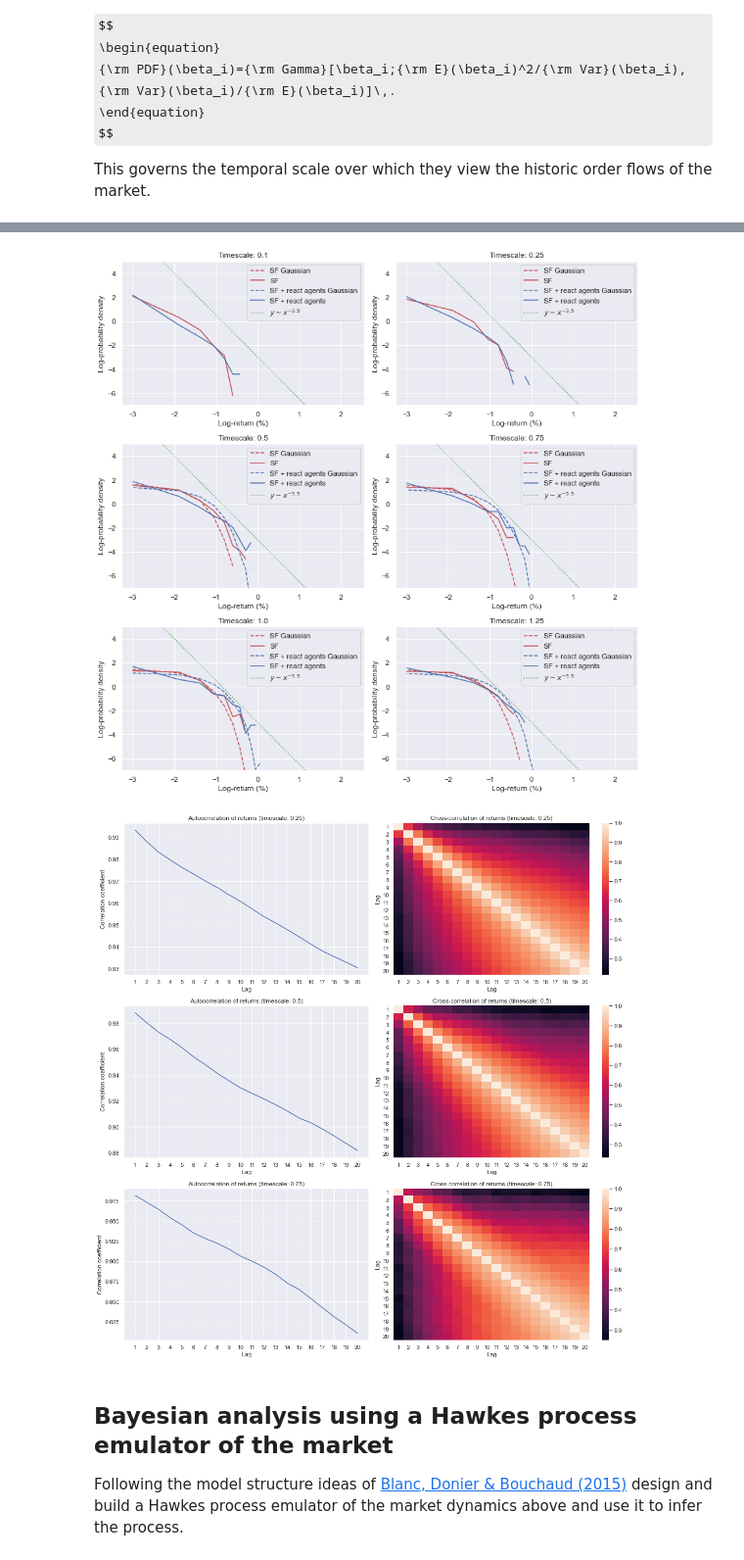
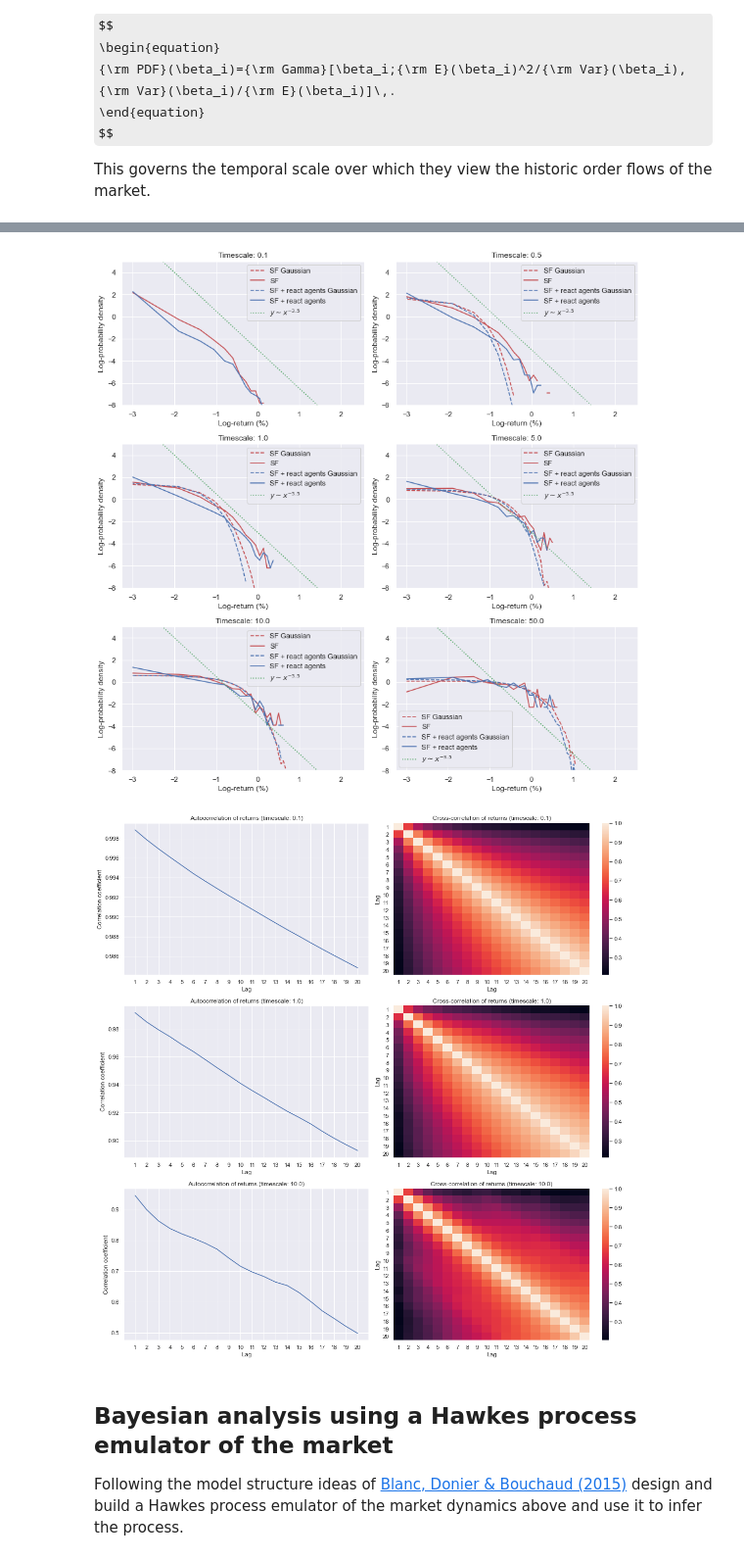
Before and after one commit to umbralcalc/lobsim, a Jupyter notebook: LOB_simulation.ipynb, the cells around one changed output, grey strips where cells are left out. Shown: that part at 98% size. Cells and saved outputs as stored; diff of their text form; code cells hidden in the pictures; some formulas as TeX source.

```diff
--- a/LOB_simulation.ipynb
+++ b/LOB_simulation.ipynb
@@ -156,11 +158,11 @@ Note also that as the distribution approaches stationarity, the distributions ov
 # %%
-dts = [0.1, 0.25, 0.5, 0.75, 1.0, 1.25] # Time periods
+dts = [0.1, 0.5, 1.0, 5.0, 10.0, 50.0] # Time periods
 fig, ax = plt.subplots(3, 2, figsize=(12, 12))
 axs = [ax[0, 0], ax[0, 1], ax[1, 0], ax[1, 1], ax[2, 0], ax[2, 1]]
 for dt, ax in zip(dts, axs):
     df_sf_asof = df_sf.set_index('Time').asof(
-        np.arange(dt, 500.0, dt)
-    ).iloc[20:]
+        np.arange(dt, tend, dt)
+    )
     perc_returns_sf = 100.0 * (
         df_sf_asof.diff().shift(-1) / df_sf_asof
     ).iloc[:-1].values
@@ -201,7 +203,7 @@ for dt, ax in zip(dts, axs):
         label=r'$y\sim x^{-3.5}$',
     )
     ax.legend()
-    ax.set_ylim([-7.0, 5.0])
+    ax.set_ylim([-8.0, 5.0])
     ax.set_ylabel('Log-probability density')
     ax.set_xlabel('Log-return (%)')
     ax.set_title('Timescale: ' + str(dt))
@@ -212,11 +214,11 @@ plt.show()
 # %%
 nlags = 20
-dts = [0.25, 0.5, 0.75] # Time periods
+dts = [0.1, 1.0, 10.0] # Time periods
 fig, ax = plt.subplots(3, 2, figsize=(15, 15))
 axs = [ax[0], ax[1], ax[2]]
 for dt, ax in zip(dts, axs):
     df_sf_asof = df_sf.set_index('Time').asof(
-        np.arange(dt, 500.0, dt)
+        np.arange(dt, tend, dt)
     )
     c = np.zeros(nlags)
     cc = np.zeros((nlags, nlags))
@@ -277,9 +279,9 @@ setup = {
     # Number of agents
     "Nagents" : 50,
     # 1/variance in agent relative trading rates
-    "heterok" : 0.1,
+    "heterok" : 0.05,
     # Mean global agent speculation refresh rate
-    "meanspecrate" : 0.05,
+    "meanspecrate" : 0.1,
     # Mean limit order rate per agent on the bid side
     "meanLOratebid" : 2.5,
     # Mean limit order rate per agent on the ask side
@@ -289,9 +291,9 @@ setup = {
     # Mean market order rate per agent on the ask side
     "meanMOrateask" : 2.0,
     # Mean cancel order rate per agent on the bid side
-    "meanCOratebid" : 1.1,
+    "meanCOratebid" : 2.0,
     # Mean cancel order rate per agent on the ask side
-    "meanCOrateask" : 1.1,
+    "meanCOrateask" : 2.0,
     # The overall mean holding rate
     "meanHOrate" : 5.0,
     # Limit order decay power in price units
@@ -318,7 +320,7 @@ setup = {
 los = LOBsim(setup, agentens=reagentens)
 
 # Iterate the LOB over time
-tend, t = 3000.0, 0.0
+tend, t = 5000.0, 0.0
 midpsre = []
 while t < tend:
     los.iterate()
@@ -346,13 +348,13 @@ plt.show()
 # %%
-dts = [0.1, 0.25, 0.5, 0.75, 1.0, 1.25] # Time periods
+dts = [0.1, 0.5, 1.0, 5.0, 10.0, 50.0] # Time periods
 fig, ax = plt.subplots(3, 2, figsize=(12, 12))
 axs = [ax[0, 0], ax[0, 1], ax[1, 0], ax[1, 1], ax[2, 0], ax[2, 1]]
 for dt, ax in zip(dts, axs):
     df_sf_asof = df_sf.set_index('Time').asof(
-        np.arange(dt, 500.0, dt)
+        np.arange(dt, tend, dt)
     )
     df_re_asof = df_re.set_index('Time').asof(
-        np.arange(dt, 500.0, dt)
+        np.arange(dt, tend, dt)
     )
     perc_returns_sf = 100.0 * (
         df_sf_asof.diff().shift(-1) / df_sf_asof
@@ -426,22 +428,22 @@ for dt, ax in zip(dts, axs):
         label=r'$y\sim x^{-3.5}$',
     )
     ax.legend()
-    ax.set_ylim([-7.0, 5.0])
+    ax.set_ylim([-8.0, 5.0])
     ax.set_ylabel('Log-probability density')
     ax.set_xlabel('Log-return (%)')
     ax.set_title('Timescale: ' + str(dt))
 plt.tight_layout()
 plt.show()
 # %% [output]
-[figure, old version]
+[figure, new version]
 # %%
 nlags = 20
-dts = [0.25, 0.5, 0.75] # Time periods
+dts = [0.1, 1.0, 10.0] # Time periods
 fig, ax = plt.subplots(3, 2, figsize=(15, 15))
 axs = [ax[0], ax[1], ax[2]]
 for dt, ax in zip(dts, axs):
     df_re_asof = df_re.set_index('Time').asof(
-        np.arange(dt, 500.0, dt)
+        np.arange(dt, tend, dt)
     )
     c = np.zeros(nlags)
     cc = np.zeros((nlags, nlags))
@@ -455,34 +457,34 @@ for dt, ax in zip(dts, axs):
             )
         )
         for lag2 in range(1, nlags + 1):
             maxlag = np.maximum(lag1, lag2)
             s1 = df_re_asof - df_re_asof.shift(lag1)
             s2 = df_re_asof - df_re_asof.shift(lag2)
             cc[lag1-1, lag2-1] = (
                 (s1 * s2).mean()
                 / np.sqrt(
                     (s1 * s1).mean() * (s2 * s2).mean()
                 )
             )
     ax[0].plot(range(1, nlags + 1), c)
     sns.heatmap(cc, ax=ax[1])
     ax[0].set_xticks(range(1, nlags + 1))
     ax[1].set_xticklabels(range(1, nlags + 1))
     ax[1].set_yticklabels(range(1, nlags + 1))
     ax[0].set_xlabel('Lag')
     ax[0].set_ylabel('Correlation coefficient')
     ax[1].set_xlabel('Lag')
     ax[1].set_ylabel('Lag')
     ax[0].set_title(
         'Autocorrelation of returns (timescale: ' + str(dt) + ')'
     )
     ax[1].set_title(
         'Cross-correlation of returns (timescale: ' + str(dt) + ')'
     )
 plt.tight_layout()
 plt.show()
 # %% [output]
-[figure, old version]
+[figure, new version]
 # %% [markdown]
 ## Bayesian analysis using a Hawkes process emulator of the market
 
```
Also changed, not shown: parts of 7 cells of this notebook.
